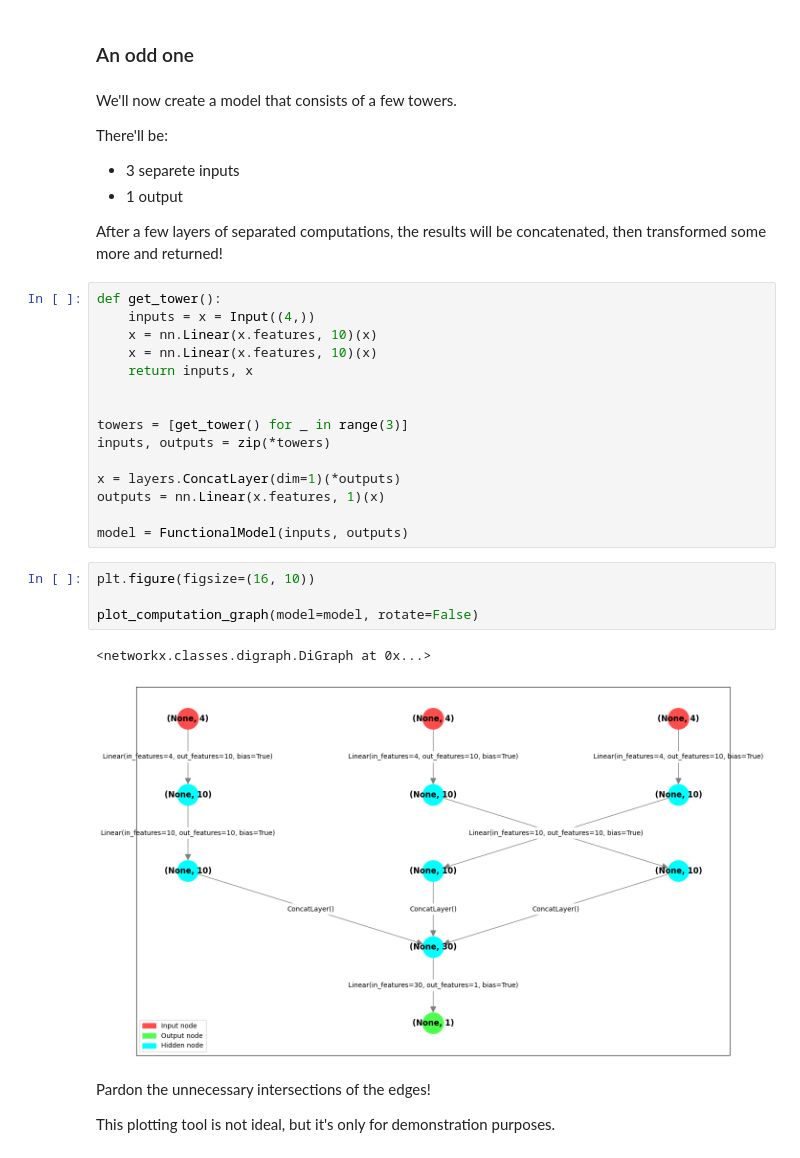
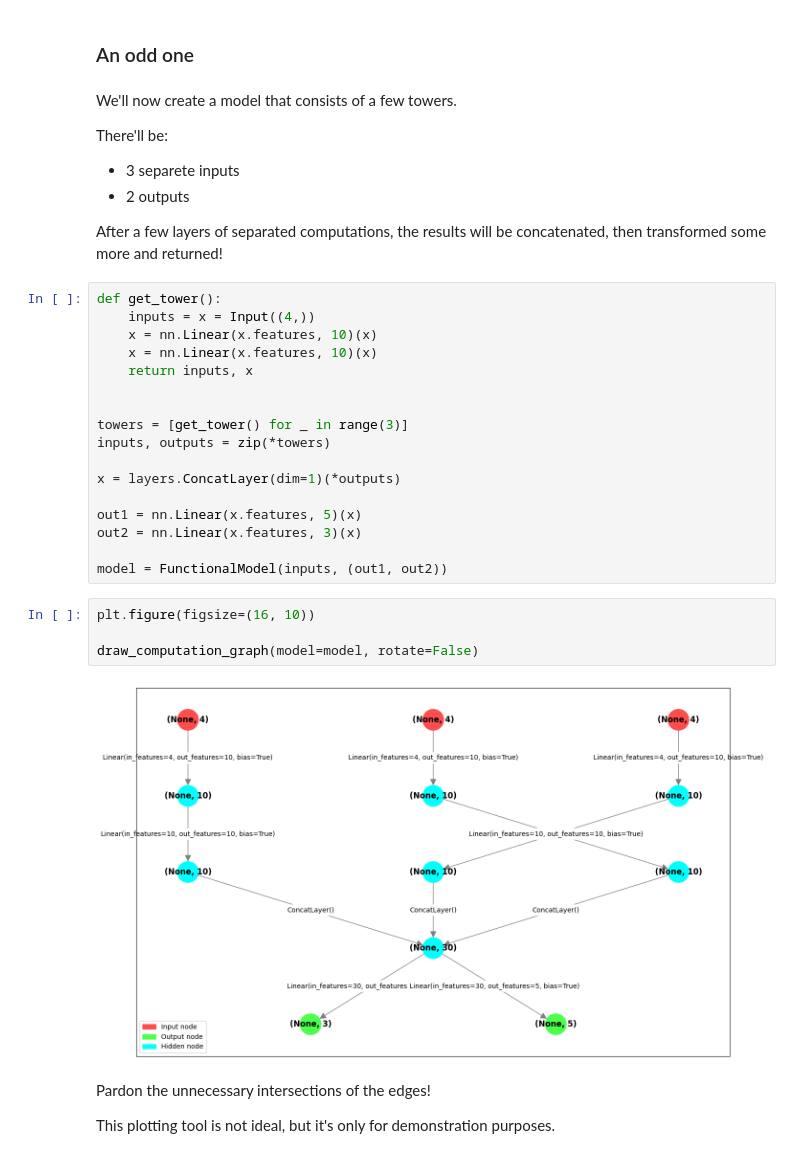
Before and after one commit to sjmikler/pytorch-symbolic, a Jupyter notebook: gentle-introduction.ipynb, the cells around one changed output. Cells and saved outputs as stored; diff of their text form.

```diff
--- a/gentle-introduction.ipynb
+++ b/gentle-introduction.ipynb
@@ -200,7 +199,7 @@ We'll now create a model that consists of a few towers.
 
 There'll be:
 * 3 separete inputs
-* 1 output
+* 2 outputs
 
 After a few layers of separated computations, the results will be concatenated, then transformed some more and returned!
 # %%
@@ -215,16 +214,17 @@ towers = [get_tower() for _ in range(3)]
 inputs, outputs = zip(*towers)
 
 x = layers.ConcatLayer(dim=1)(*outputs)
-outputs = nn.Linear(x.features, 1)(x)
 
-model = FunctionalModel(inputs, outputs)
+out1 = nn.Linear(x.features, 5)(x)
+out2 = nn.Linear(x.features, 3)(x)
+
+model = FunctionalModel(inputs, (out1, out2))
 # %%
 plt.figure(figsize=(16, 10))
 
-plot_computation_graph(model=model, rotate=False)
+draw_computation_graph(model=model, rotate=False)
 # %% [output]
-<networkx.classes.digraph.DiGraph at 0x...>
-[figure, old version]
+[figure, new version]
 # %% [markdown]
 Pardon the unnecessary intersections of the edges!
 
```
Also changed, not shown: parts of 9 cells of this notebook.
